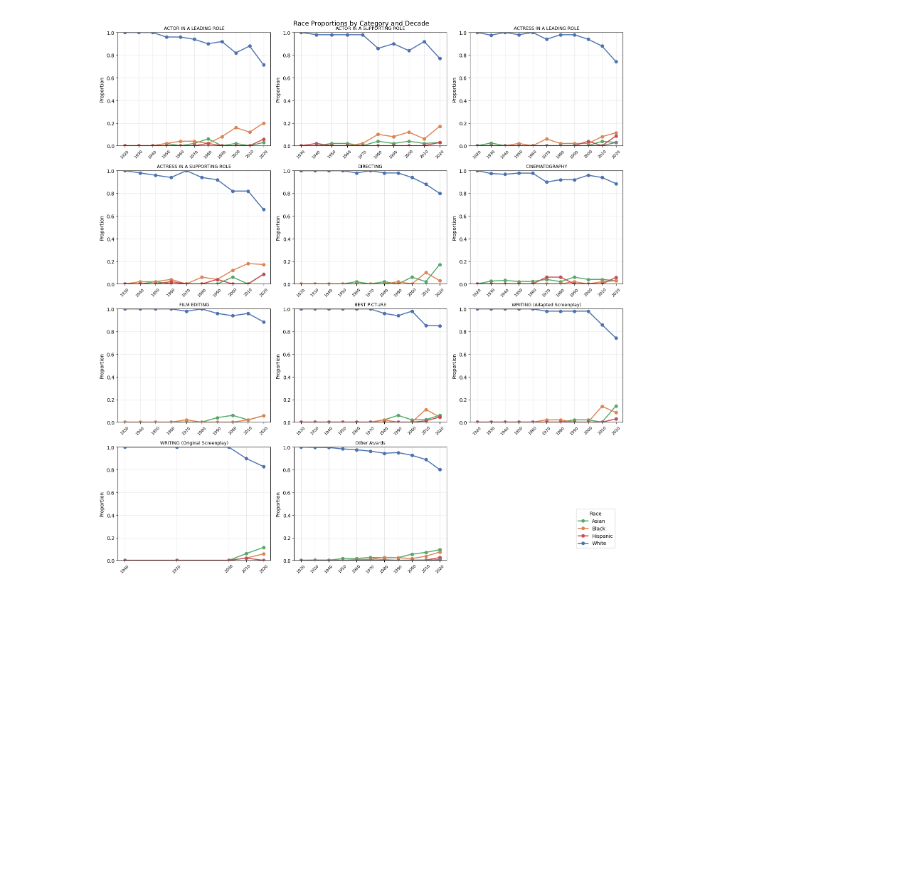
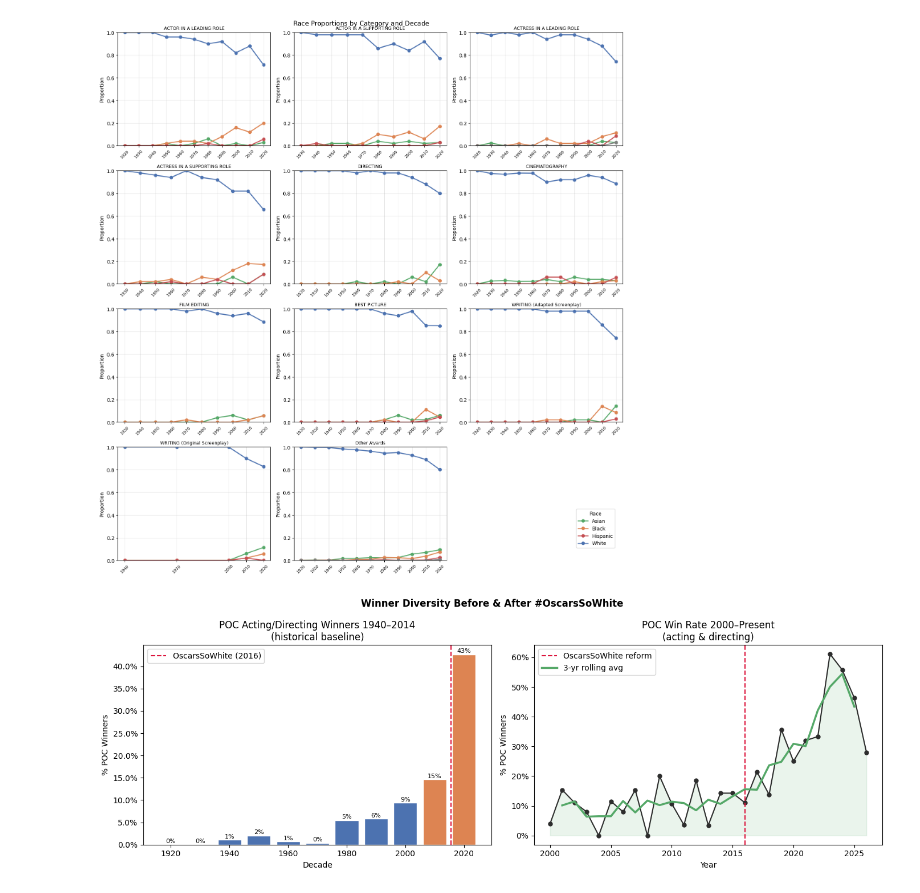
Before and after one commit to nmaharaj28/comm3180_S26_Data_Project, a Jupyter notebook: data_analysis/oscar_demographics_analysis.ipynb, the cells around one changed output. Cells and saved outputs as stored; diff of their text form; code cells hidden in the pictures; blank space fills up the shorter version.

```diff
--- a/data_analysis/oscar_demographics_analysis.ipynb
+++ b/data_analysis/oscar_demographics_analysis.ipynb
@@ -252,3 +281,61 @@ plt.tight_layout()
 plt.show()
 # %% [output]
 [figure]
+# %%
+C = {
+    'pre':  '#4C72B0',   # blue for pre-OscarsSoWhite decades
+    'post': '#DD8452',   # orange for post-OscarsSoWhite decades
+    'poc':  '#55A868',   # green for POC line/fill
+    'dark': '#2d2d2d',   # dark gray for main line
+}
+# %%
+# -- 4d. Visualization: Nomination diversity trend ----------------------
+fig, axes = plt.subplots(1, 2, figsize=(14, 5))
+fig.suptitle('Winner Diversity Before & After #OscarsSoWhite', fontweight='bold')
+
+# Filter for winners only
+oscar_winners = oscar_nominees[oscar_nominees['winner'] == True].copy()
+oscar_winners['decade'] = (oscar_winners['year_ceremony'] // 10) * 10
+oscar_winners['is_poc'] = oscar_winners['Race'] != 'White'
+
+# Left: decade bars (historical baseline)
+ax = axes[0]
+hist = oscar_winners.groupby('decade')['is_poc'].mean().reset_index()
+hist.columns = ['decade', 'poc_pct']
+hist['decade'] = hist['decade'].astype(int)
+
+colors = [C['post'] if d >= 2010 else C['pre'] for d in hist['decade']]
+bars = ax.bar(hist['decade'], hist['poc_pct'] * 100, color=colors, width=8, edgecolor='white')
+ax.axvline(2015.5, color='crimson', ls='--', lw=1.5, label='OscarsSoWhite (2016)')
+ax.yaxis.set_major_formatter(mticker.PercentFormatter())
+ax.set_xlabel('Decade')
+ax.set_ylabel('% POC Winners')
+ax.set_title('POC Acting/Directing Winners 1940–2014\n(historical baseline)')
+ax.legend()
+for bar, val in zip(bars, hist['poc_pct']):
+    ax.text(bar.get_x() + bar.get_width()/2, bar.get_height() + 0.3,
+            f'{val:.0%}', ha='center', fontsize=8)
+
+# Right: year-by-year
+ax = axes[1]
+diversity_by_year = oscar_winners.groupby('year_ceremony')['is_poc'].mean().reset_index()
+diversity_by_year.columns = ['Year', 'poc_pct']
+diversity_by_year['Year'] = diversity_by_year['Year'].astype(int)
+
+modern = diversity_by_year[diversity_by_year['Year'] >= 2000].sort_values('Year')
+ax.plot(modern['Year'], modern['poc_pct'] * 100,
+        color=C['dark'], lw=1.5, marker='o', markersize=5)
+ax.fill_between(modern['Year'], modern['poc_pct'] * 100, alpha=0.12, color=C['poc'])
+ax.axvline(2016, color='crimson', ls='--', lw=1.5, label='OscarsSoWhite reform')
+rolling = modern['poc_pct'].rolling(3, center=True).mean() * 100
+ax.plot(modern['Year'], rolling, color=C['poc'], lw=2.5, label='3-yr rolling avg')
+ax.yaxis.set_major_formatter(mticker.PercentFormatter())
+ax.set_xlabel('Year')
+ax.set_ylabel('% POC Winners')
+ax.set_title('POC Win Rate 2000–Present\n(acting & directing)')
+ax.legend()
+
+plt.tight_layout()
+plt.show()
+# %% [output]
+[figure, added]
```
Also changed, not shown: parts of 4 cells of this notebook.
